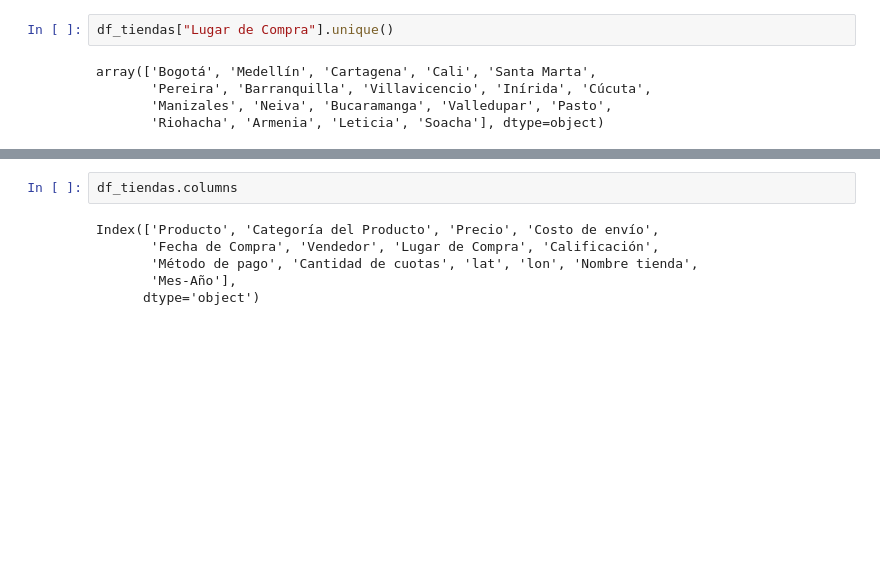
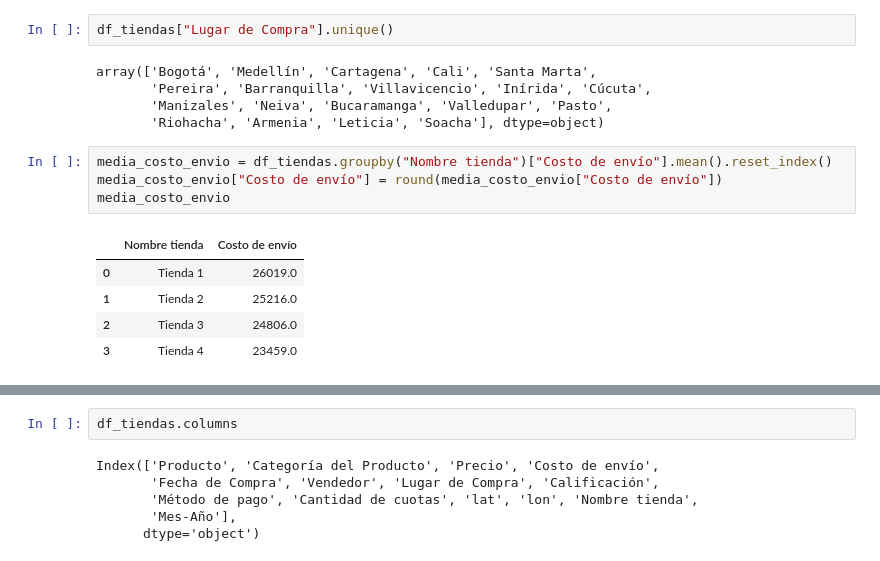
Before and after one commit to Manuel-Mantilla/Challenge-Store, a Jupyter notebook: AluraStoreLatam.ipynb, the cells around one changed output, grey strips where cells are left out. Cells and saved outputs as stored; diff of their text form; blank space fills up the shorter version.

```diff
--- a/AluraStoreLatam.ipynb
+++ b/AluraStoreLatam.ipynb
@@ -527,3 +527,13 @@ array(['Bogotá', 'Medellín', 'Cartagena', 'Cali', 'Santa Marta',
        'Pereira', 'Barranquilla', 'Villavicencio', 'Inírida', 'Cúcuta',
        'Manizales', 'Neiva', 'Bucaramanga', 'Valledupar', 'Pasto',
        'Riohacha', 'Armenia', 'Leticia', 'Soacha'], dtype=object)
+# %%
+media_costo_envio = df_tiendas.groupby("Nombre tienda")["Costo de envío"].mean().reset_index()
+media_costo_envio["Costo de envío"] = round(media_costo_envio["Costo de envío"])
+media_costo_envio
+# %% [output]
+|  | Nombre tienda | Costo de envío |
+| 0 | Tienda 1 | 26019.0 |
+| 1 | Tienda 2 | 25216.0 |
+| 2 | Tienda 3 | 24806.0 |
+| 3 | Tienda 4 | 23459.0 |
```
Also changed, not shown: parts of 6 cells of this notebook.
